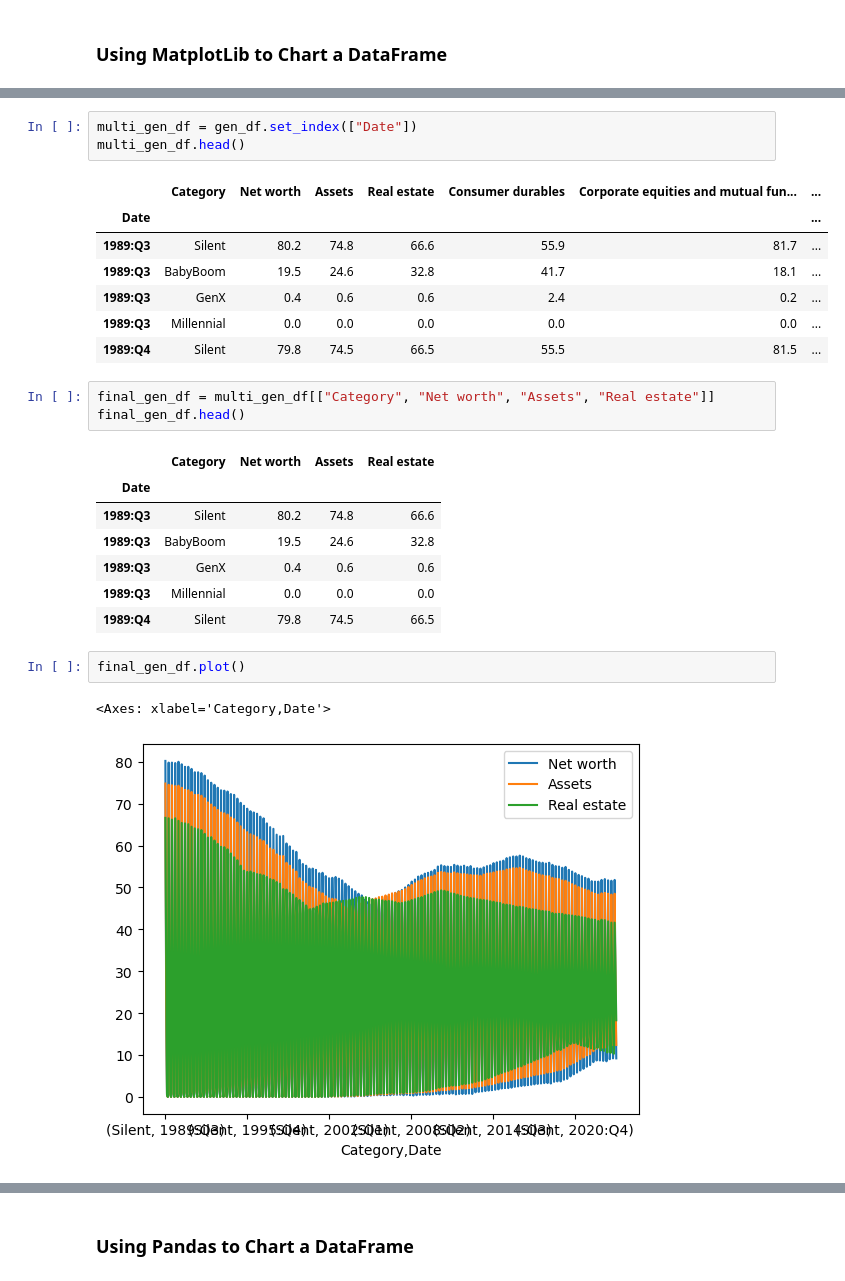
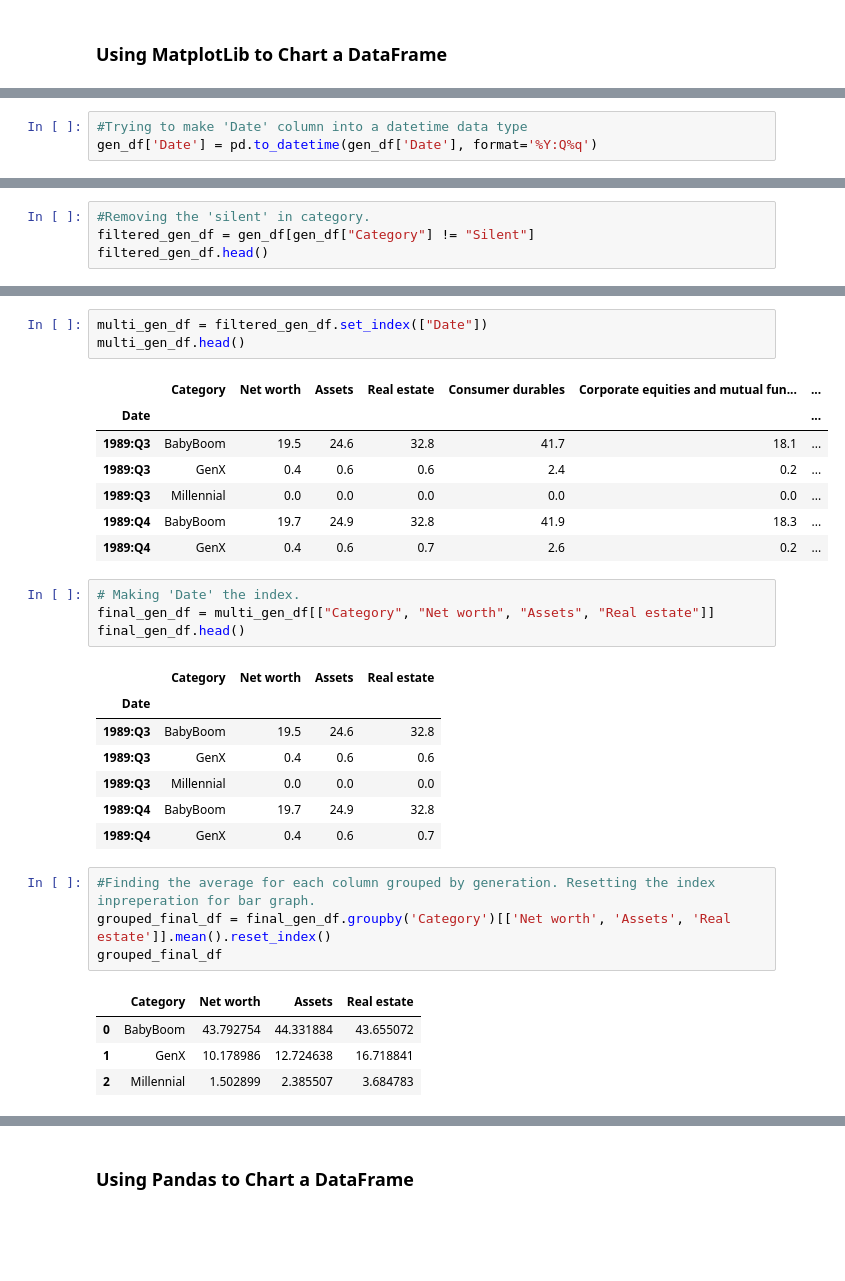
Before and after one commit to JCamp-12/AI-Project-1, a Jupyter notebook: Gen_data.ipynb, the cells around one changed output, grey strips where cells are left out. Drawn from its saved outputs; the diff is of its cells as text; blank space fills up the shorter version.

```diff
--- a/Gen_data.ipynb
+++ b/Gen_data.ipynb
@@ -16,3 +16,6 @@ gen_df.head()
 | 2 | 1989:Q3 | GenX | 0.4 | 0.6 | 0.6 | 2.4 | 0.2 | ... |
 | 3 | 1989:Q3 | Millennial | 0.0 | 0.0 | 0.0 | 0.0 | 0.0 | ... |
 | 4 | 1989:Q4 | Silent | 79.8 | 74.5 | 66.5 | 55.5 | 81.5 | ... |
+# %%
+#Trying to make 'Date' column into a datetime data type
+gen_df['Date'] = pd.to_datetime(gen_df['Date'], format='%Y:Q%q')
@@ -26,3 +31,7 @@ gen_df.head()
 | 2 | 1989:Q3 | GenX | 0.4 | 0.6 | 0.6 | 2.4 | 0.2 | ... |
 | 3 | 1989:Q3 | Millennial | 0.0 | 0.0 | 0.0 | 0.0 | 0.0 | ... |
 | 4 | 1989:Q4 | Silent | 79.8 | 74.5 | 66.5 | 55.5 | 81.5 | ... |
+# %%
+#Removing the 'silent' in category.
+filtered_gen_df = gen_df[gen_df["Category"] != "Silent"]
+filtered_gen_df.head()
@@ -29,27 +45,32 @@ gen_df.head()
 # %%
-multi_gen_df = gen_df.set_index(["Date"])
+multi_gen_df = filtered_gen_df.set_index(["Date"])
 multi_gen_df.head()
 # %% [output]
 |  | Category | Net worth | Assets | Real estate | Consumer durables | Corporate equities and mutual fun... | ... |
 | Date |  |  |  |  |  |  | ... |
-| 1989:Q3 | Silent | 80.2 | 74.8 | 66.6 | 55.9 | 81.7 | ... |
 | 1989:Q3 | BabyBoom | 19.5 | 24.6 | 32.8 | 41.7 | 18.1 | ... |
 | 1989:Q3 | GenX | 0.4 | 0.6 | 0.6 | 2.4 | 0.2 | ... |
 | 1989:Q3 | Millennial | 0.0 | 0.0 | 0.0 | 0.0 | 0.0 | ... |
-| 1989:Q4 | Silent | 79.8 | 74.5 | 66.5 | 55.5 | 81.5 | ... |
+| 1989:Q4 | BabyBoom | 19.7 | 24.9 | 32.8 | 41.9 | 18.3 | ... |
+| 1989:Q4 | GenX | 0.4 | 0.6 | 0.7 | 2.6 | 0.2 | ... |
 # %%
+# Making 'Date' the index.
 final_gen_df = multi_gen_df[["Category", "Net worth", "Assets", "Real estate"]]
 final_gen_df.head()
 # %% [output]
 |  | Category | Net worth | Assets | Real estate |
 | Date |  |  |  |  |
-| 1989:Q3 | Silent | 80.2 | 74.8 | 66.6 |
 | 1989:Q3 | BabyBoom | 19.5 | 24.6 | 32.8 |
 | 1989:Q3 | GenX | 0.4 | 0.6 | 0.6 |
 | 1989:Q3 | Millennial | 0.0 | 0.0 | 0.0 |
-| 1989:Q4 | Silent | 79.8 | 74.5 | 66.5 |
+| 1989:Q4 | BabyBoom | 19.7 | 24.9 | 32.8 |
+| 1989:Q4 | GenX | 0.4 | 0.6 | 0.7 |
-# %%
-final_gen_df.plot()
-# %% [output]
-<Axes: xlabel='Category,Date'>
-[figure, removed]
+# %%
+#Finding the average for each column grouped by generation. Resetting the index inpreperation for bar graph.
+grouped_final_df = final_gen_df.groupby('Category')[['Net worth', 'Assets', 'Real estate']].mean().reset_index()
+grouped_final_df
+# %% [output]
+|  | Category | Net worth | Assets | Real estate |
+| 0 | BabyBoom | 43.792754 | 44.331884 | 43.655072 |
+| 1 | GenX | 10.178986 | 12.724638 | 16.718841 |
+| 2 | Millennial | 1.502899 | 2.385507 | 3.684783 |
```
Also changed, not shown: parts of 6 cells of this notebook.
